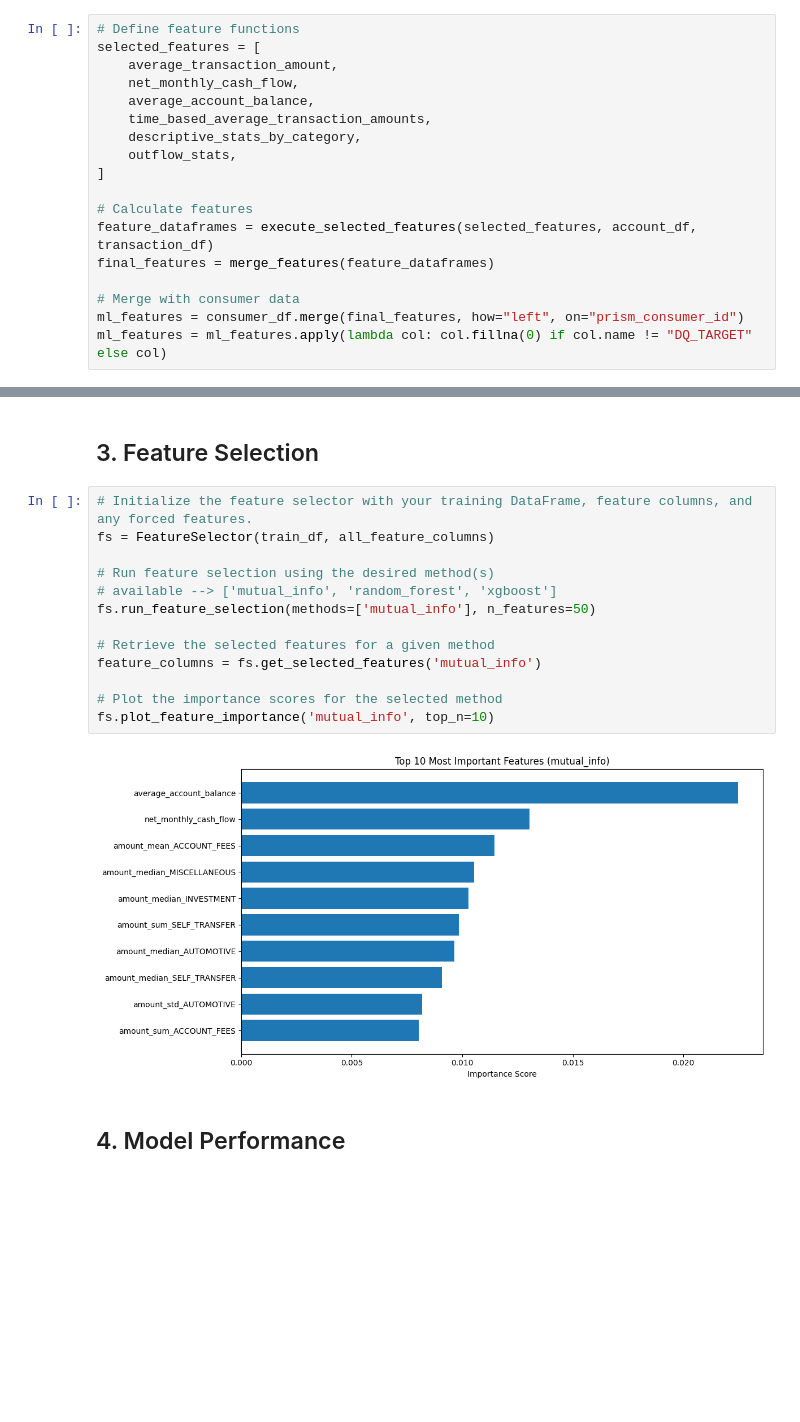
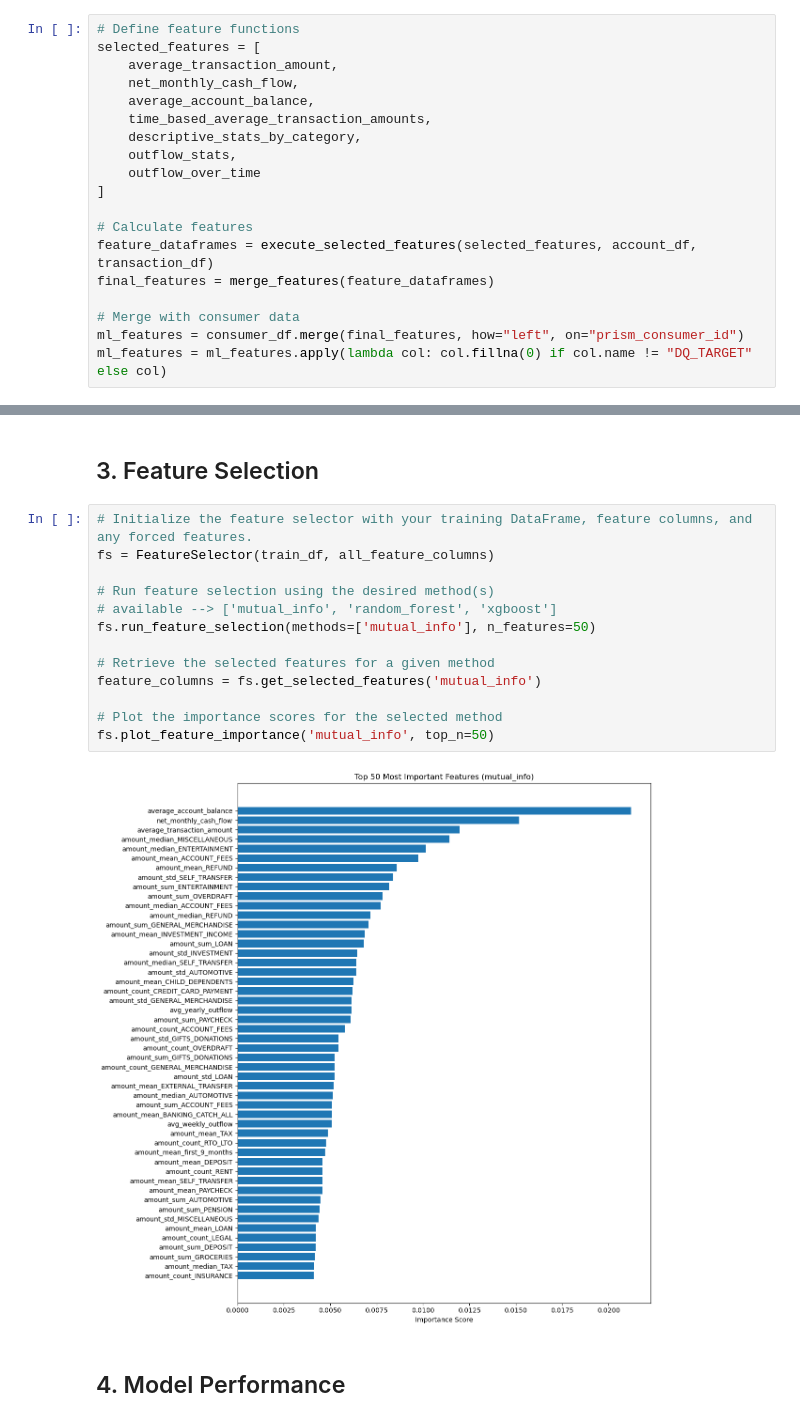
Before and after one commit to mozer123/credit_scoring, a Jupyter notebook: src/main.ipynb, the cells around one changed output, grey strips where cells are left out. Cells and saved outputs as stored; diff of their text form; blank space fills up the shorter version.

```diff
--- a/src/main.ipynb
+++ b/src/main.ipynb
@@ -22,6 +22,7 @@ selected_features = [
     time_based_average_transaction_amounts,
     descriptive_stats_by_category,
     outflow_stats,
+    outflow_over_time
 ]
 
 # Calculate features
@@ -63,18 +65,18 @@ Test set size: 3000
 # %%
 # Initialize the feature selector with your training DataFrame, feature columns, and any forced features.
 fs = FeatureSelector(train_df, all_feature_columns)
 
 # Run feature selection using the desired method(s)
 # available --> ['mutual_info', 'random_forest', 'xgboost']
 fs.run_feature_selection(methods=['mutual_info'], n_features=50)
 
 # Retrieve the selected features for a given method
 feature_columns = fs.get_selected_features('mutual_info')
 
 # Plot the importance scores for the selected method
-fs.plot_feature_importance('mutual_info', top_n=10)
+fs.plot_feature_importance('mutual_info', top_n=50)
 # %% [output]
-[figure, old version]
+[figure, new version]
 # %% [markdown]
 ## 4. Model Performance
 # %%
```
Also changed, not shown: parts of 5 cells of this notebook, 2 other files.
